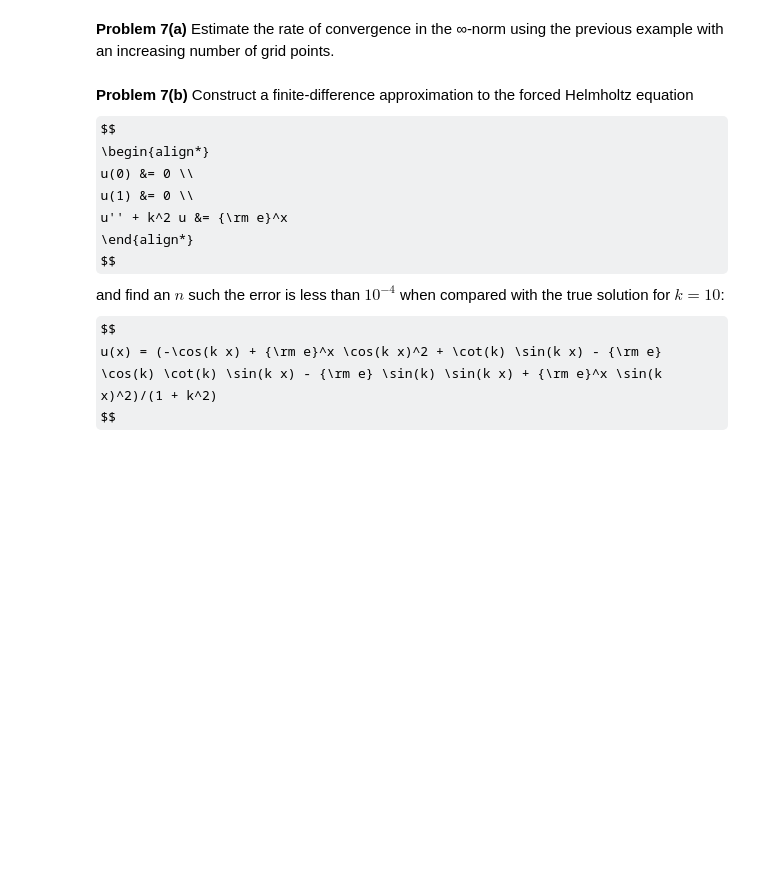
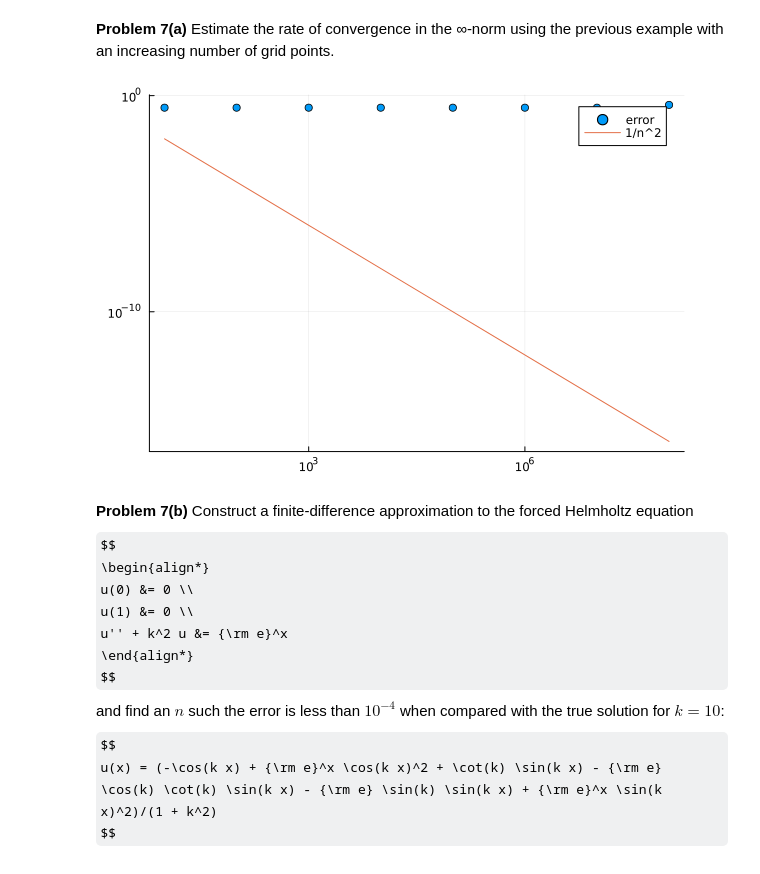
Before and after one commit to farischaudhry/MATH50003NumericalAnalysis, a Jupyter notebook: labs/lab5.ipynb, the cells around one changed output. Saved outputs shown, nothing was run; the diff lists cells and outputs as text; code cells hidden in the pictures; some formulas as TeX source; blank space fills up the shorter version.

```diff
--- a/labs/lab5.ipynb
+++ b/labs/lab5.ipynb
@@ -1018,3 +1016,20 @@ scatter!(x, 𝐮; label="finite differences")
+# %%
+# TODO: Plot the ∞-norm error and estimate the convergence rate.
+function poisson_err(u, c_0, c_1, f, n)
+    x = range(0, 1; length = n+1)
+    h = step(x)
+    T = Tridiagonal([fill(1/h^2, n-1); 0], [1; fill(-2/h^2, n-1); 1], [0; fill(1/h^2, n-1)])
+    uᶠ = T \ [c_0; f.(x[2:end-1]); c_1]
+    norm(uᶠ - u.(x), Inf)
+end
+
+
+
+ns = 10 .^ (1:8) # solve up to n = 10 million
+scatter(ns, poisson_err.(u, 1, cos(1), f, ns); xscale=:log10, yscale=:log10, label="error")
+plot!(ns, ns .^ (-2); label="1/n^2")
+# %% [output]
+[figure, added]
 # %% [markdown]
 **Problem 7(b)** Construct a finite-difference approximation to the
 forced Helmholtz equation
```
Also changed, not shown: parts of 2 cells of this notebook, 1 other file.
